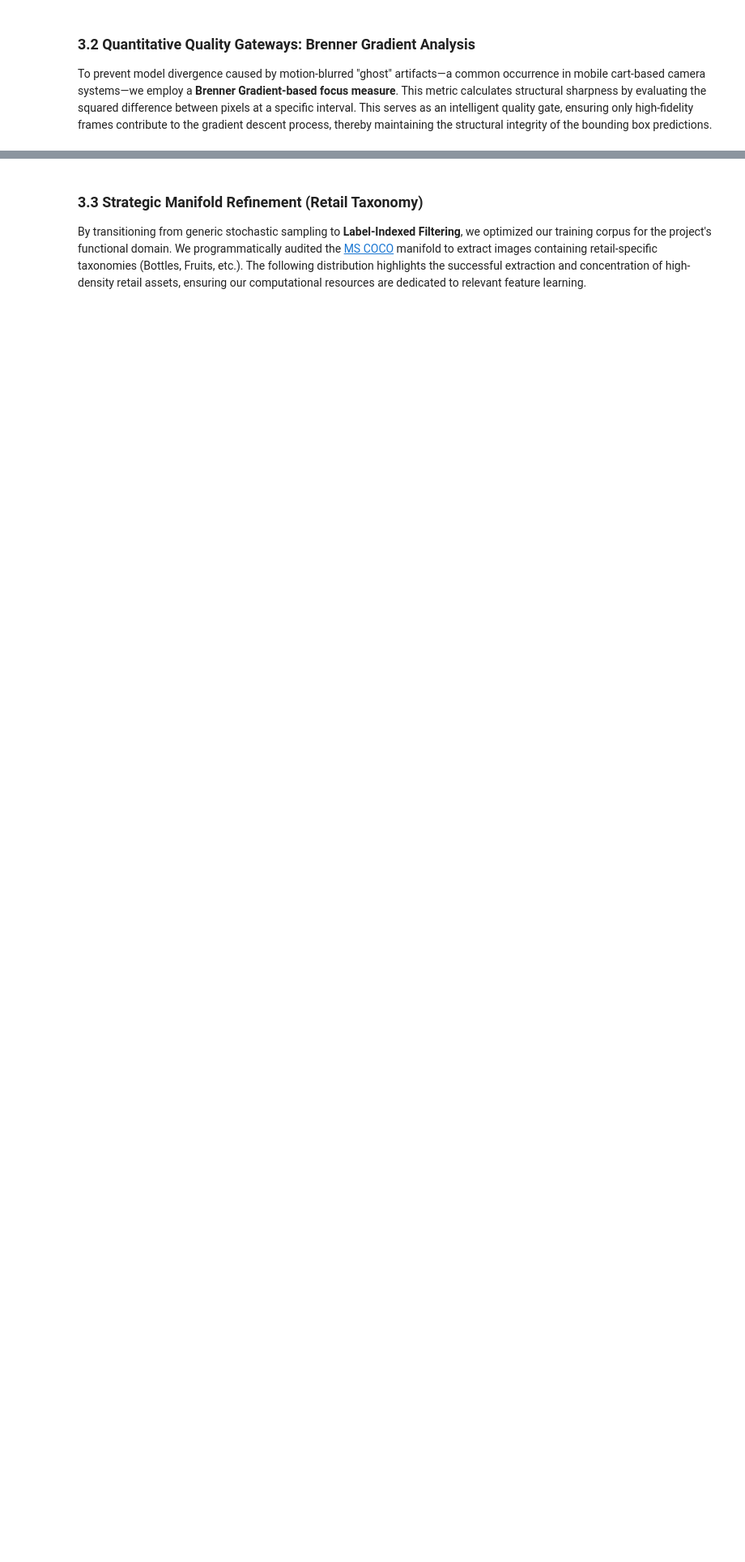
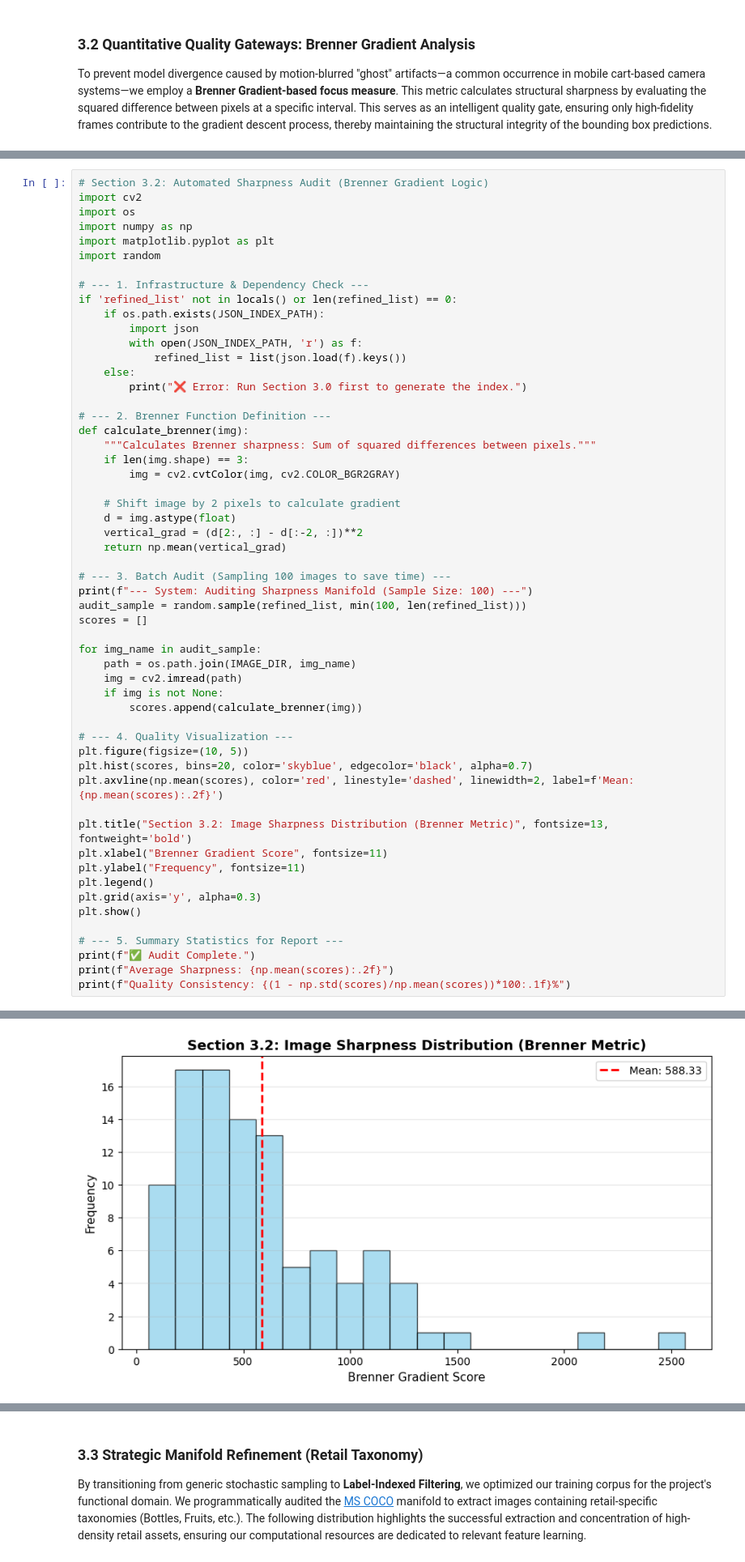
Before and after one commit to YuanFan666/Project-for-ESE-5971, a Jupyter notebook: MidSemester_Report_Coconut.ipynb, the cells around one changed output, grey strips where cells are left out. Shown at 81% size. Cells and saved outputs as stored; diff of their text form; blank space fills up the shorter version.

```diff
--- a/MidSemester_Report_Coconut.ipynb
+++ b/MidSemester_Report_Coconut.ipynb
@@ -476,0 +457,56 @@ Quality Gate Status: [WARN]
+# %%
+# Section 3.2: Automated Sharpness Audit (Brenner Gradient Logic)
+import cv2
+import os
+import numpy as np
+import matplotlib.pyplot as plt
+import random
+
+# --- 1. Infrastructure & Dependency Check ---
+if 'refined_list' not in locals() or len(refined_list) == 0:
+    if os.path.exists(JSON_INDEX_PATH):
+        import json
+        with open(JSON_INDEX_PATH, 'r') as f:
+            refined_list = list(json.load(f).keys())
+    else:
+        print("❌ Error: Run Section 3.0 first to generate the index.")
+
+# --- 2. Brenner Function Definition ---
+def calculate_brenner(img):
+    """Calculates Brenner sharpness: Sum of squared differences between pixels."""
+    if len(img.shape) == 3:
+        img = cv2.cvtColor(img, cv2.COLOR_BGR2GRAY)
+
+    # Shift image by 2 pixels to calculate gradient
+    d = img.astype(float)
+    vertical_grad = (d[2:, :] - d[:-2, :])**2
+    return np.mean(vertical_grad)
+
+# --- 3. Batch Audit (Sampling 100 images to save time) ---
+print(f"--- System: Auditing Sharpness Manifold (Sample Size: 100) ---")
+audit_sample = random.sample(refined_list, min(100, len(refined_list)))
+scores = []
+
+for img_name in audit_sample:
+    path = os.path.join(IMAGE_DIR, img_name)
+    img = cv2.imread(path)
+    if img is not None:
+        scores.append(calculate_brenner(img))
+
+# --- 4. Quality Visualization ---
+plt.figure(figsize=(10, 5))
+plt.hist(scores, bins=20, color='skyblue', edgecolor='black', alpha=0.7)
+plt.axvline(np.mean(scores), color='red', linestyle='dashed', linewidth=2, label=f'Mean: {np.mean(scores):.2f}')
+
+plt.title("Section 3.2: Image Sharpness Distribution (Brenner Metric)", fontsize=13, fontweight='bold')
+plt.xlabel("Brenner Gradient Score", fontsize=11)
+plt.ylabel("Frequency", fontsize=11)
+plt.legend()
+plt.grid(axis='y', alpha=0.3)
+plt.show()
+
+# --- 5. Summary Statistics for Report ---
+print(f"✅ Audit Complete.")
+print(f"Average Sharpness: {np.mean(scores):.2f}")
+print(f"Quality Consistency: {(1 - np.std(scores)/np.mean(scores))*100:.1f}%")
+# %% [output]
@@ -476,0 +514 @@ Quality Gate Status: [WARN]
+[figure, added]
```
Also changed, not shown: parts of 8 cells of this notebook.
